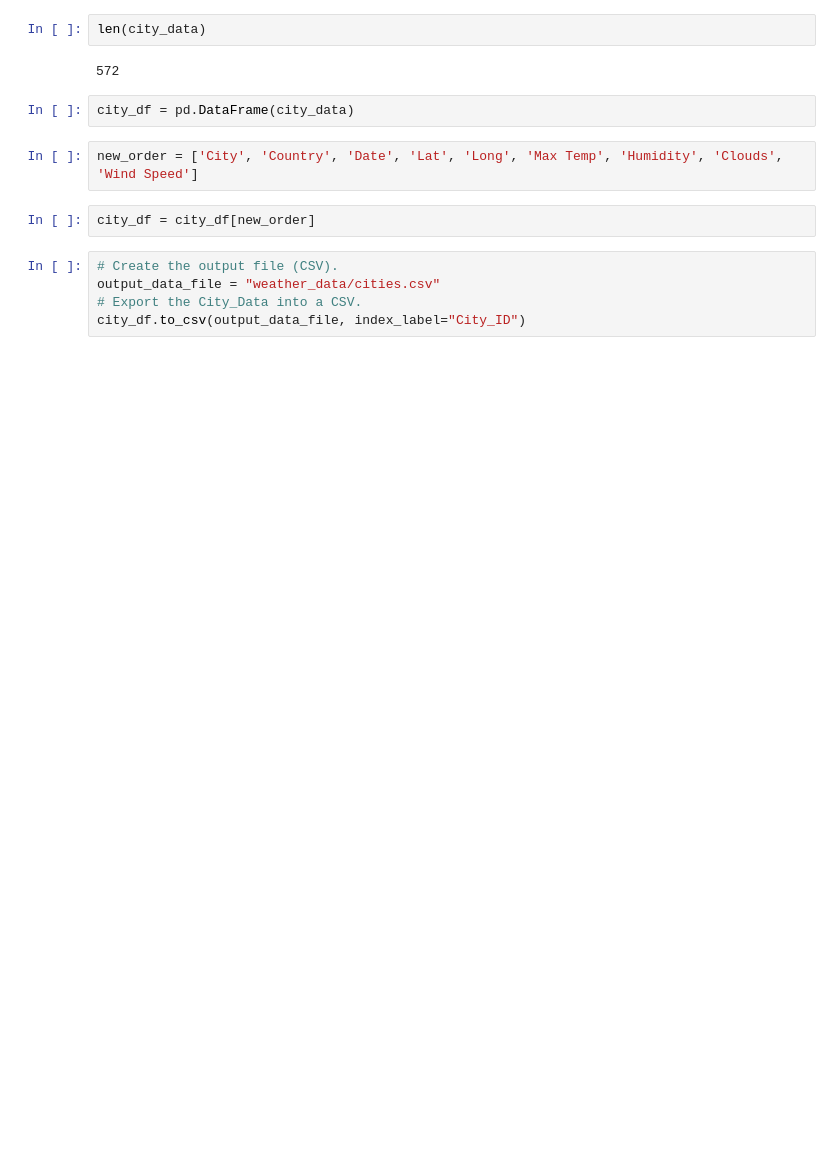
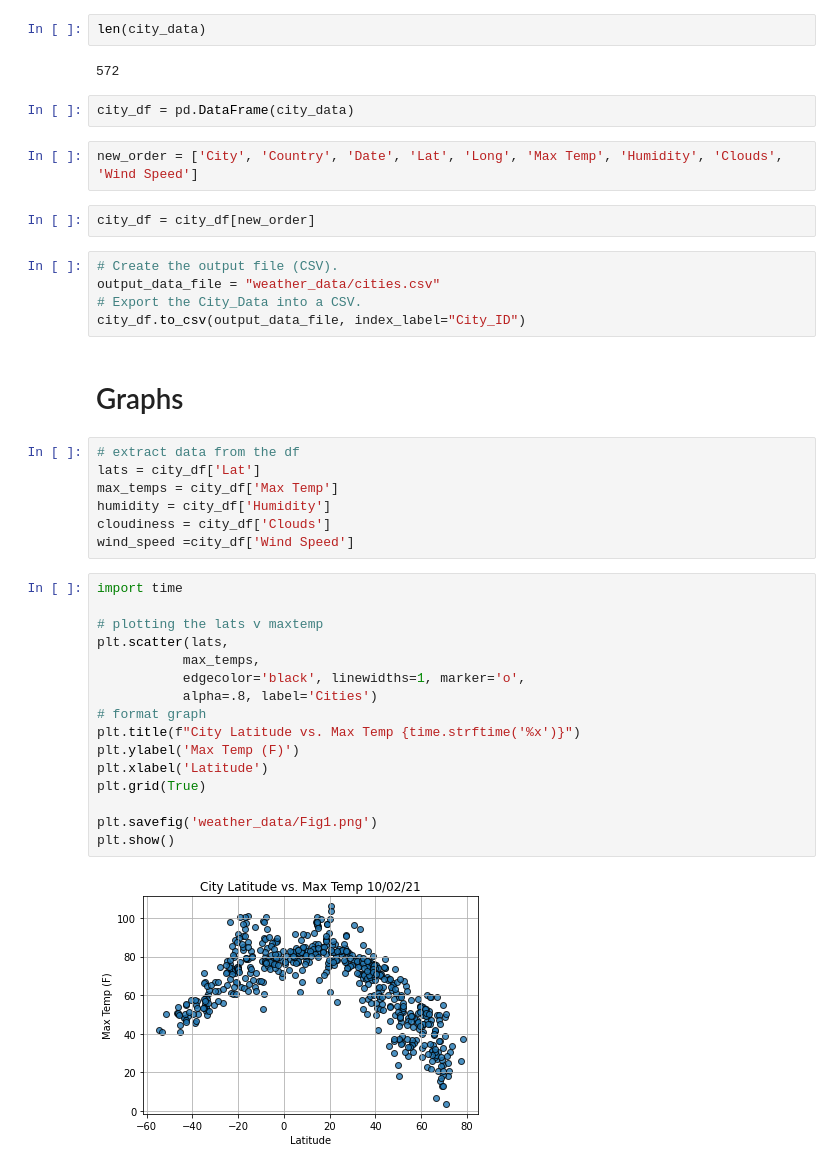
Before and after one commit to chrisagarcia/World-Weather-Analysis, a Jupyter notebook: WeatherPy.ipynb, the cells around one changed output. Cells and saved outputs as stored; diff of their text form; blank space fills up the shorter version.

```diff
--- a/WeatherPy.ipynb
+++ b/WeatherPy.ipynb
@@ -166,3 +166,30 @@ city_df = city_df[new_order]
 output_data_file = "weather_data/cities.csv"
 # Export the City_Data into a CSV.
 city_df.to_csv(output_data_file, index_label="City_ID")
+# %% [markdown]
+# Graphs
+# %%
+# extract data from the df
+lats = city_df['Lat']
+max_temps = city_df['Max Temp']
+humidity = city_df['Humidity']
+cloudiness = city_df['Clouds']
+wind_speed =city_df['Wind Speed']
+# %%
+import time
+
+# plotting the lats v maxtemp
+plt.scatter(lats,
+           max_temps,
+           edgecolor='black', linewidths=1, marker='o',
+           alpha=.8, label='Cities')
+# format graph
+plt.title(f"City Latitude vs. Max Temp {time.strftime('%x')}")
+plt.ylabel('Max Temp (F)')
+plt.xlabel('Latitude')
+plt.grid(True)
+
+plt.savefig('weather_data/Fig1.png')
+plt.show()
+# %% [output]
+[figure, added]
```
Also changed, not shown: parts of 16 cells of this notebook, 12 other files.
